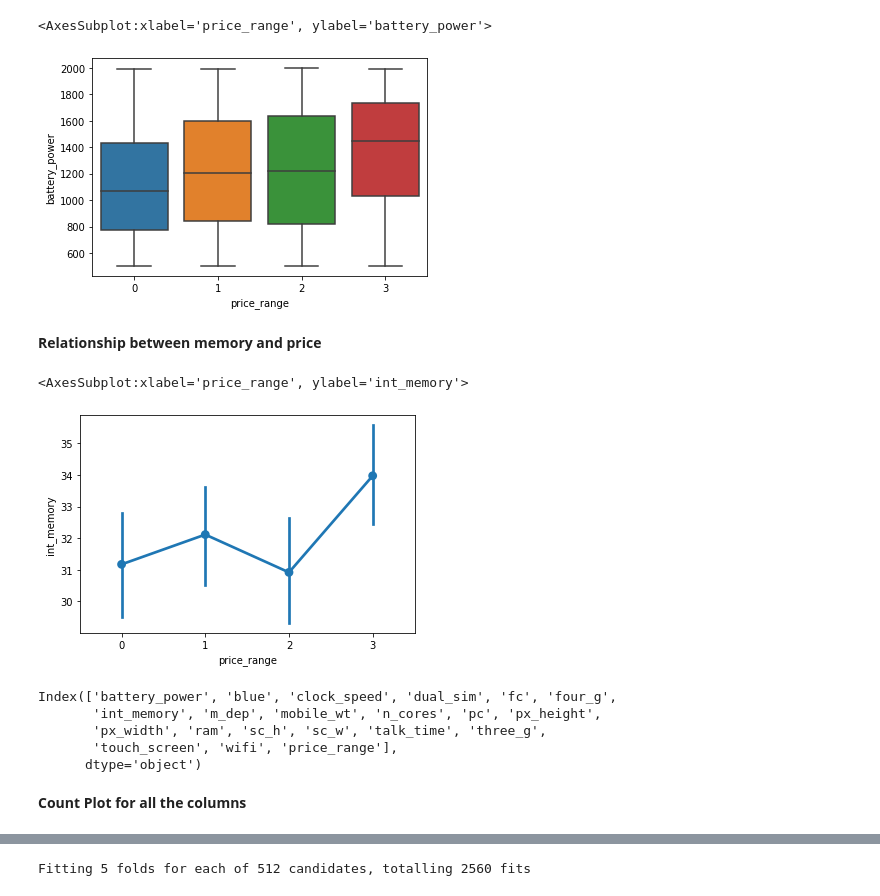
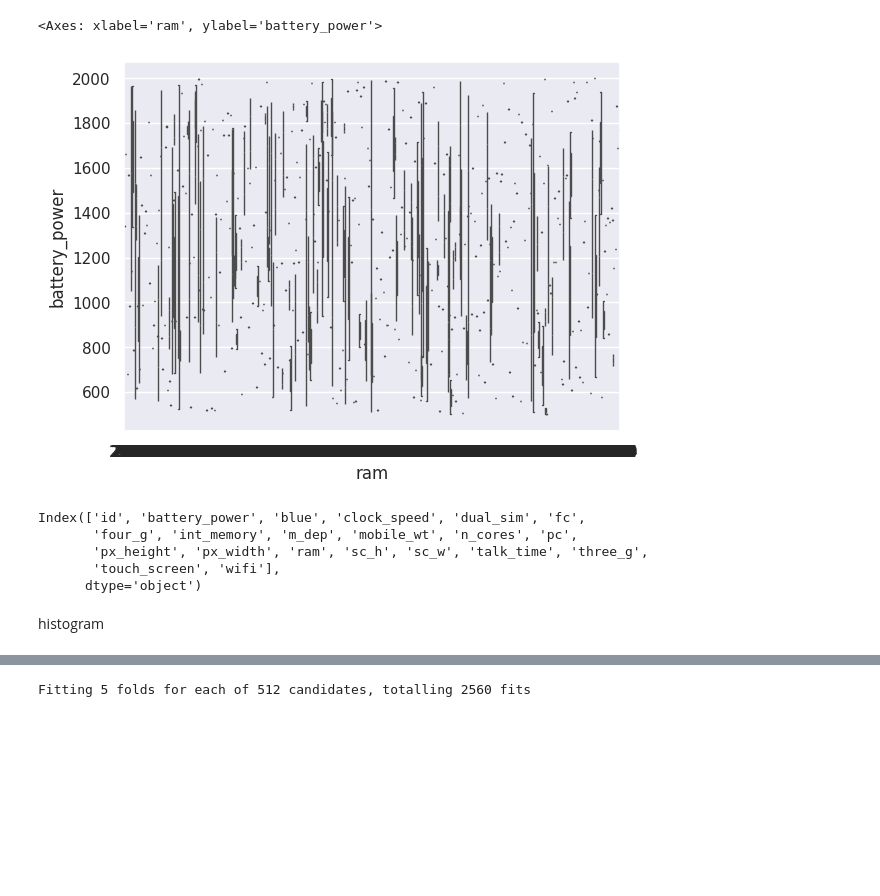
Before and after one commit to Leo612loss312/mobile-price-classifier-1.0, a Jupyter notebook: Mobile_price_classification.ipynb, the cells around one changed output, grey strips where cells are left out. Drawn from its saved outputs; the diff is of its cells as text; code cells hidden in the pictures; blank space fills up the shorter version.

```diff
--- a/Mobile_price_classification.ipynb
+++ b/Mobile_price_classification.ipynb
@@ -43,6 +40,6 @@ import warnings
 warnings.filterwarnings('ignore')
 # %%
 #import dataset
-df=pd.read_csv('/kaggle/input/mobile-price-classification/train.csv')
+df=pd.read_csv('/content/Mobile price classification.csv')
 df.head()
 # %% [output]
@@ -183,22 +178,15 @@ sns.pointplot(x='price_range',y='battery_power',data=df)
 # %%
-sns.boxplot(x='price_range',y='battery_power',data=df)
+sns.boxplot(x='ram',y='battery_power',data=df)
 # %% [output]
-<AxesSubplot:xlabel='price_range', ylabel='battery_power'>
+<Axes: xlabel='ram', ylabel='battery_power'>
-[figure, old version]
+[figure, new version]
-# %% [markdown]
-**Relationship between memory and price**
-# %%
-sns.pointplot(x='price_range',y='int_memory',data=df)
-# %% [output]
-<AxesSubplot:xlabel='price_range', ylabel='int_memory'>
-[figure, removed]
 # %%
 col = df.columns
 col
 # %% [output]
-Index(['battery_power', 'blue', 'clock_speed', 'dual_sim', 'fc', 'four_g',
-       'int_memory', 'm_dep', 'mobile_wt', 'n_cores', 'pc', 'px_height',
-       'px_width', 'ram', 'sc_h', 'sc_w', 'talk_time', 'three_g',
-       'touch_screen', 'wifi', 'price_range'],
+Index(['id', 'battery_power', 'blue', 'clock_speed', 'dual_sim', 'fc',
+       'four_g', 'int_memory', 'm_dep', 'mobile_wt', 'n_cores', 'pc',
+       'px_height', 'px_width', 'ram', 'sc_h', 'sc_w', 'talk_time', 'three_g',
+       'touch_screen', 'wifi'],
       dtype='object')
 # %%
@@ -206,3 +194,3 @@ categorical_col = ['blue','dual_sim','four_g','three_g','touch_screen','price_ra
-# %% [markdown]
- **Count Plot for all the columns**
+# %% [markdown]
+histogram
 # %%
```
Also changed, not shown: parts of 74 cells of this notebook.
